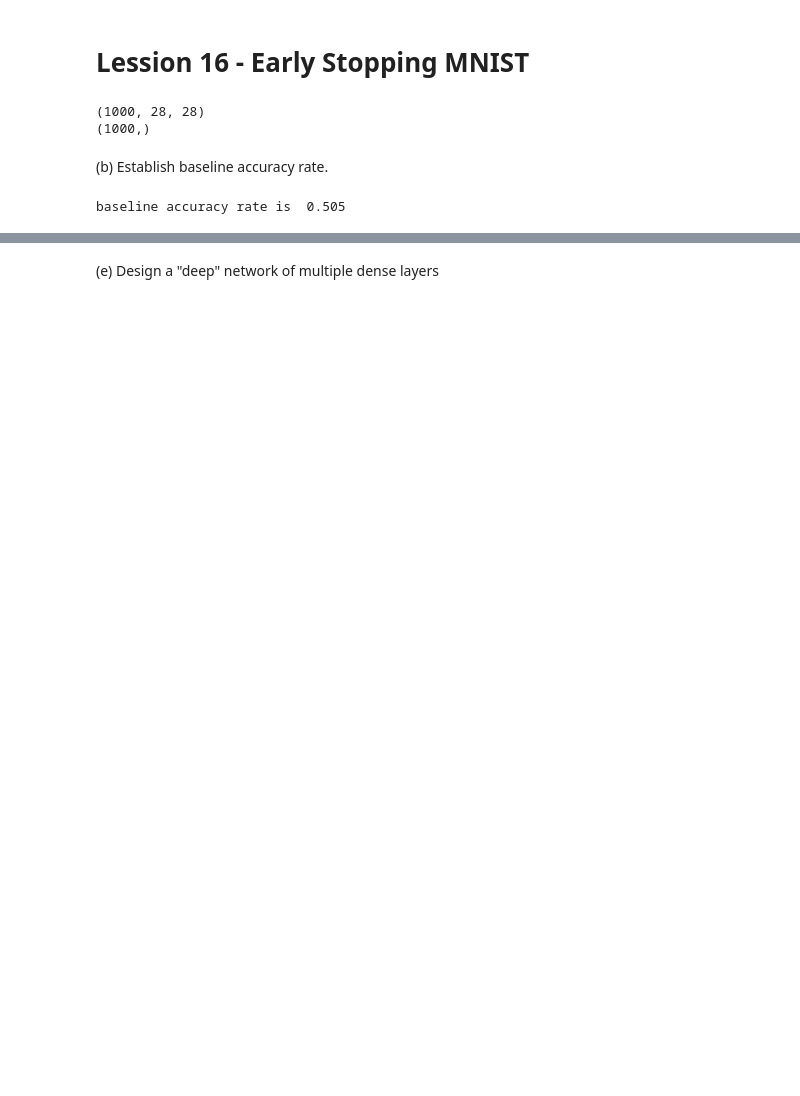
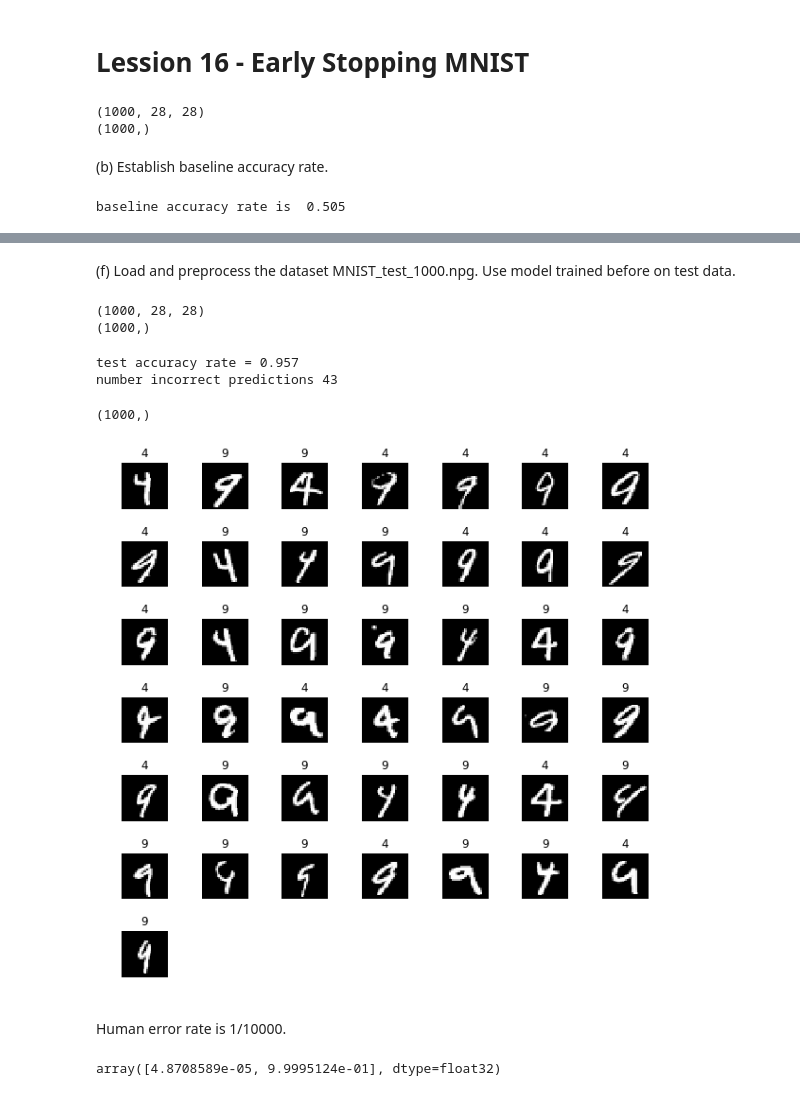
Before and after one commit to MarkAYoder/deeplearning, a Jupyter notebook: lessons/L16 - Early Stopping MNIST.ipynb, the cells around one changed output, grey strips where cells are left out. Cells and saved outputs as stored; diff of their text form; code cells hidden in the pictures; blank space fills up the shorter version.

```diff
--- a/lessons/L16 - Early Stopping MNIST.ipynb
+++ b/lessons/L16 - Early Stopping MNIST.ipynb
@@ -112,2 +117,47 @@ SyntaxError: invalid syntax (<ipython-input-39-24411170c16c>, line 6)
-# %% [markdown]
-(e) Design a "deep" network of multiple dense layers
+# %% [markdown]
+(f) Load and preprocess the dataset MNIST_test_1000.npg.  Use model trained before
+on test data.
+# %%
+MNISTtest = np.load('../data/MNIST_test_1000.npz')
+images_test = MNISTtest['test_images']
+labels_test = MNISTtest['test_labels']
+print(images_test.shape)
+print(labels_test.shape)
+# %% [output]
+(1000, 28, 28)
+(1000,)
+# %%
+X_test = images_test.reshape(1000, 28*28)
+P_test  = pd.get_dummies(pd.DataFrame(labels_test, columns=['digit'], dtype='category')).values
+# %%
+Ph_test = model.predict(X_test)
+ix_errors = (Ph_test.argmax(axis=1) != P_test.argmax(axis=1))
+images_errors = images_test[ix_errors,:,:]
+labels_errors = labels_test[ix_errors]
+acc_test = 1 - len(images_errors)/len(images_test)
+print('test accuracy rate =', acc_test)
+print('number incorrect predictions', len(images_errors))
+# %% [output]
+test accuracy rate = 0.957
+number incorrect predictions 43
+(1000,)
+# %%
+# image grid code
+N = 7
+M = 7
+plt.figure(figsize=(10,10))
+plt.subplots_adjust(wspace=0.7, hspace=0.7)
+for i in range(len(images_errors)):
+    plt.subplot(M, N, i+1)
+    plt.axis('off')
+    plt.imshow(images_errors[i,:,:], cmap='Greys_r')
+    plt.title(labels_test[i])
+plt.show()
+# %% [output]
+[figure, added]
+# %% [markdown]
+Human error rate is 1/10000.
+# %%
+Ph_test[1]
+# %% [output]
+array([4.8708589e-05, 9.9995124e-01], dtype=float32)
```
Also changed, not shown: parts of 11 cells of this notebook.
